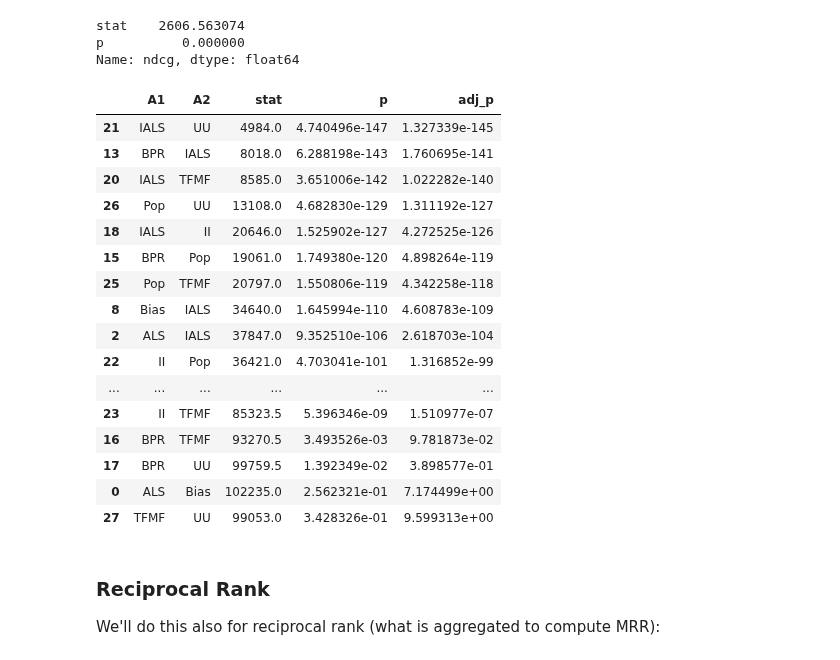
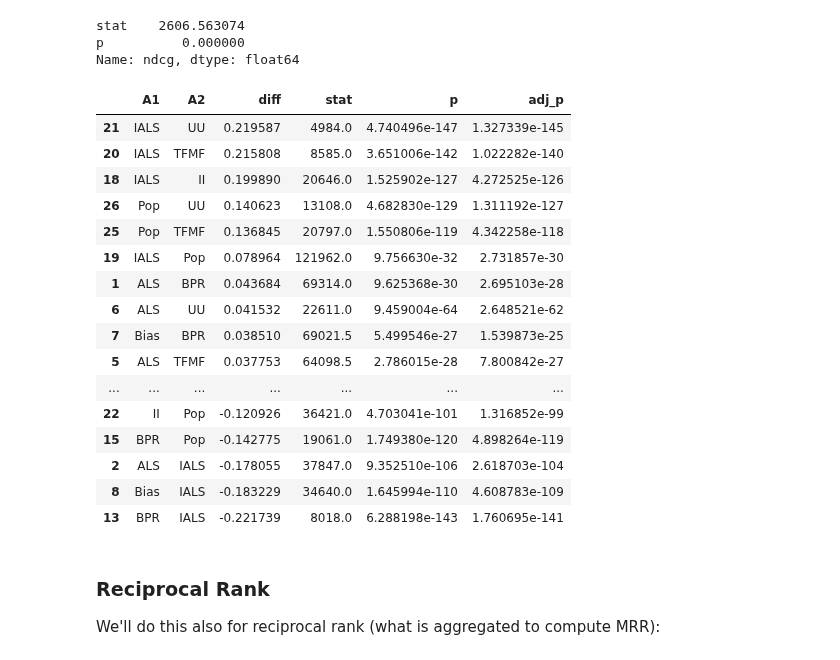
Before and after one commit to lenskit/lk-demo-experiment, a Jupyter notebook: eval-report.ml100k.ipynb, the cells around one changed output. Drawn from its saved outputs; the diff is of its cells as text; code cells hidden in the pictures.

```diff
--- a/eval-report.ml100k.ipynb
+++ b/eval-report.ml100k.ipynb
@@ -86,11 +87,11 @@ preds = []
 for fld in dirs:
     for file in fld.glob("pred-*"):
         pred = pd.read_csv(file, sep=',')
-        pred["dataset"] = fld.name.split("-")[0]
         pred["algorithm"] = fld.name.split("-")[1]
         preds.append(pred)
 
 preds = pd.concat(preds, ignore_index=True)
+preds = preds.astype({'algorithm': 'category'})
 preds.info()
 # %% [output]
 <class 'pandas.core.frame.DataFrame'>
@@ -123,7 +123,7 @@ test = pd.concat(test, ignore_index=True)
 # %% [markdown]
 The topn.RecListAnalysis class computes top-N metrics for recommendation list and takes care of making sure that the recommendations and ground truths are properly matched. Refer to the documentation for detailed explanation of the purpose for the RecListAnalysis class and how the analysis is done - https://lkpy.lenskit.org/en/stable/evaluation/topn-metrics.html
 # %%
-rla = topn.RecListAnalysis()
+rla = topn.RecListAnalysis(progress=tqdm)
 
 rla.add_metric(topn.precision)
 rla.add_metric(topn.recip_rank)
@@ -152,5 +151,3 @@ Since we are analyzing 1 data set, we can drop its index level:
-# %%
-results.reset_index(level='dataset', drop=True, inplace=True)
 # %% [markdown]
 We will reshape the 'results' dataframe by stacking the columns to index and then use the bar chart to visualize the performance of our algorithms with respect to the precision, reciprocal rank and ndcg metrics
 # %%
@@ -190,8 +187,9 @@ def am_wilcox(metric, p_scale = len(pairs)):
     def compute(df):
         vs1 = results.loc[df['A1'], metric]
         vs2 = results.loc[df['A2'], metric]
+        diff = (vs1 - vs2).mean()
         stat, p = wilcoxon(vs1, vs2)
-        return pd.Series({'stat': stat, 'p': p, 'adj_p': p * p_scale})
+        return pd.Series({'diff': diff, 'stat': stat, 'p': p, 'adj_p': p * p_scale})
     scores = pairs.apply(compute, axis=1)
     return pairs.join(scores)
 # %% [markdown]
@@ -239,25 +237,25 @@ stat    2606.563074
 p          0.000000
 Name: ndcg, dtype: float64
 # %%
-am_wilcox('ndcg').sort_values('adj_p')
+am_wilcox('ndcg').sort_values('diff', ascending=False)
 # %% [output]
-|  | A1 | A2 | stat | p | adj_p |
-| 21 | IALS | UU | 4984.0 | 4.740496e-147 | 1.327339e-145 |
-| 13 | BPR | IALS | 8018.0 | 6.288198e-143 | 1.760695e-141 |
-| 20 | IALS | TFMF | 8585.0 | 3.651006e-142 | 1.022282e-140 |
-| 26 | Pop | UU | 13108.0 | 4.682830e-129 | 1.311192e-127 |
-| 18 | IALS | II | 20646.0 | 1.525902e-127 | 4.272525e-126 |
-| 15 | BPR | Pop | 19061.0 | 1.749380e-120 | 4.898264e-119 |
-| 25 | Pop | TFMF | 20797.0 | 1.550806e-119 | 4.342258e-118 |
-| 8 | Bias | IALS | 34640.0 | 1.645994e-110 | 4.608783e-109 |
-| 2 | ALS | IALS | 37847.0 | 9.352510e-106 | 2.618703e-104 |
-| 22 | II | Pop | 36421.0 | 4.703041e-101 | 1.316852e-99 |
-| ... | ... | ... | ... | ... | ... |
-| 23 | II | TFMF | 85323.5 | 5.396346e-09 | 1.510977e-07 |
-| 16 | BPR | TFMF | 93270.5 | 3.493526e-03 | 9.781873e-02 |
-| 17 | BPR | UU | 99759.5 | 1.392349e-02 | 3.898577e-01 |
-| 0 | ALS | Bias | 102235.0 | 2.562321e-01 | 7.174499e+00 |
-| 27 | TFMF | UU | 99053.0 | 3.428326e-01 | 9.599313e+00 |
+|  | A1 | A2 | diff | stat | p | adj_p |
+| 21 | IALS | UU | 0.219587 | 4984.0 | 4.740496e-147 | 1.327339e-145 |
+| 20 | IALS | TFMF | 0.215808 | 8585.0 | 3.651006e-142 | 1.022282e-140 |
+| 18 | IALS | II | 0.199890 | 20646.0 | 1.525902e-127 | 4.272525e-126 |
+| 26 | Pop | UU | 0.140623 | 13108.0 | 4.682830e-129 | 1.311192e-127 |
+| 25 | Pop | TFMF | 0.136845 | 20797.0 | 1.550806e-119 | 4.342258e-118 |
+| 19 | IALS | Pop | 0.078964 | 121962.0 | 9.756630e-32 | 2.731857e-30 |
+| 1 | ALS | BPR | 0.043684 | 69314.0 | 9.625368e-30 | 2.695103e-28 |
+| 6 | ALS | UU | 0.041532 | 22611.0 | 9.459004e-64 | 2.648521e-62 |
+| 7 | Bias | BPR | 0.038510 | 69021.5 | 5.499546e-27 | 1.539873e-25 |
+| 5 | ALS | TFMF | 0.037753 | 64098.5 | 2.786015e-28 | 7.800842e-27 |
+| ... | ... | ... | ... | ... | ... | ... |
+| 22 | II | Pop | -0.120926 | 36421.0 | 4.703041e-101 | 1.316852e-99 |
+| 15 | BPR | Pop | -0.142775 | 19061.0 | 1.749380e-120 | 4.898264e-119 |
+| 2 | ALS | IALS | -0.178055 | 37847.0 | 9.352510e-106 | 2.618703e-104 |
+| 8 | Bias | IALS | -0.183229 | 34640.0 | 1.645994e-110 | 4.608783e-109 |
+| 13 | BPR | IALS | -0.221739 | 8018.0 | 6.288198e-143 | 1.760695e-141 |
 # %% [markdown]
 ### Reciprocal Rank
 
```
Also changed, not shown: parts of 10 cells of this notebook, 3 other files.
